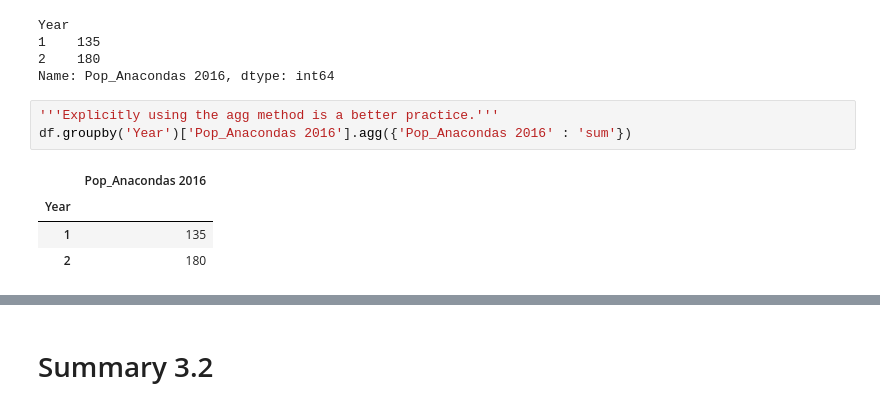
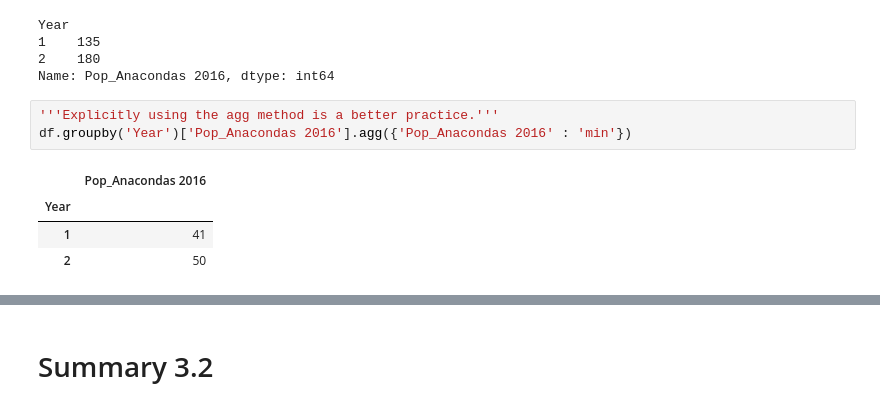
Before and after one commit to PhayVong/Python-Talks, a Jupyter notebook: Irvine-03-07-2017/Advanced Pandas.ipynb, the cells around one changed output, grey strips where cells are left out. Saved outputs shown, nothing was run; the diff lists cells and outputs as text.

```diff
--- a/Irvine-03-07-2017/Advanced Pandas.ipynb
+++ b/Irvine-03-07-2017/Advanced Pandas.ipynb
@@ -347,11 +351,11 @@ Year
 Name: Pop_Anacondas 2016, dtype: int64
 # %%
 '''Explicitly using the agg method is a better practice.'''
-df.groupby('Year')['Pop_Anacondas 2016'].agg({'Pop_Anacondas 2016' : 'sum'})
+df.groupby('Year')['Pop_Anacondas 2016'].agg({'Pop_Anacondas 2016' : 'min'})
 # %% [output]
 |  | Pop_Anacondas 2016 |
 | Year |  |
-| 1 | 135 |
-| 2 | 180 |
+| 1 | 41 |
+| 2 | 50 |
 # %%
 '''Multi-Indexing through groupby. Most useful in economic data and finance.'''
```
Also changed, not shown: parts of 8 cells of this notebook, 2 other files.
